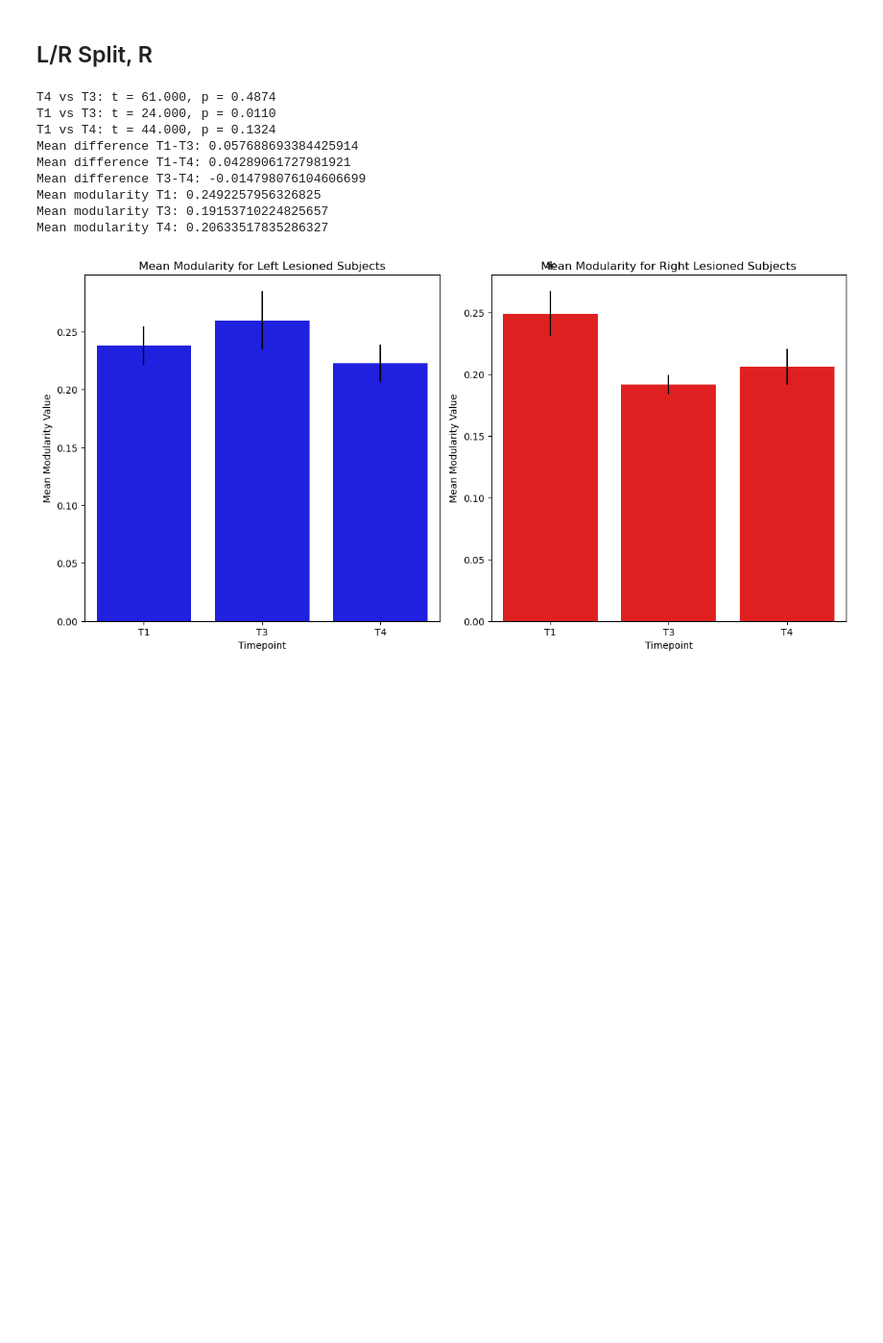
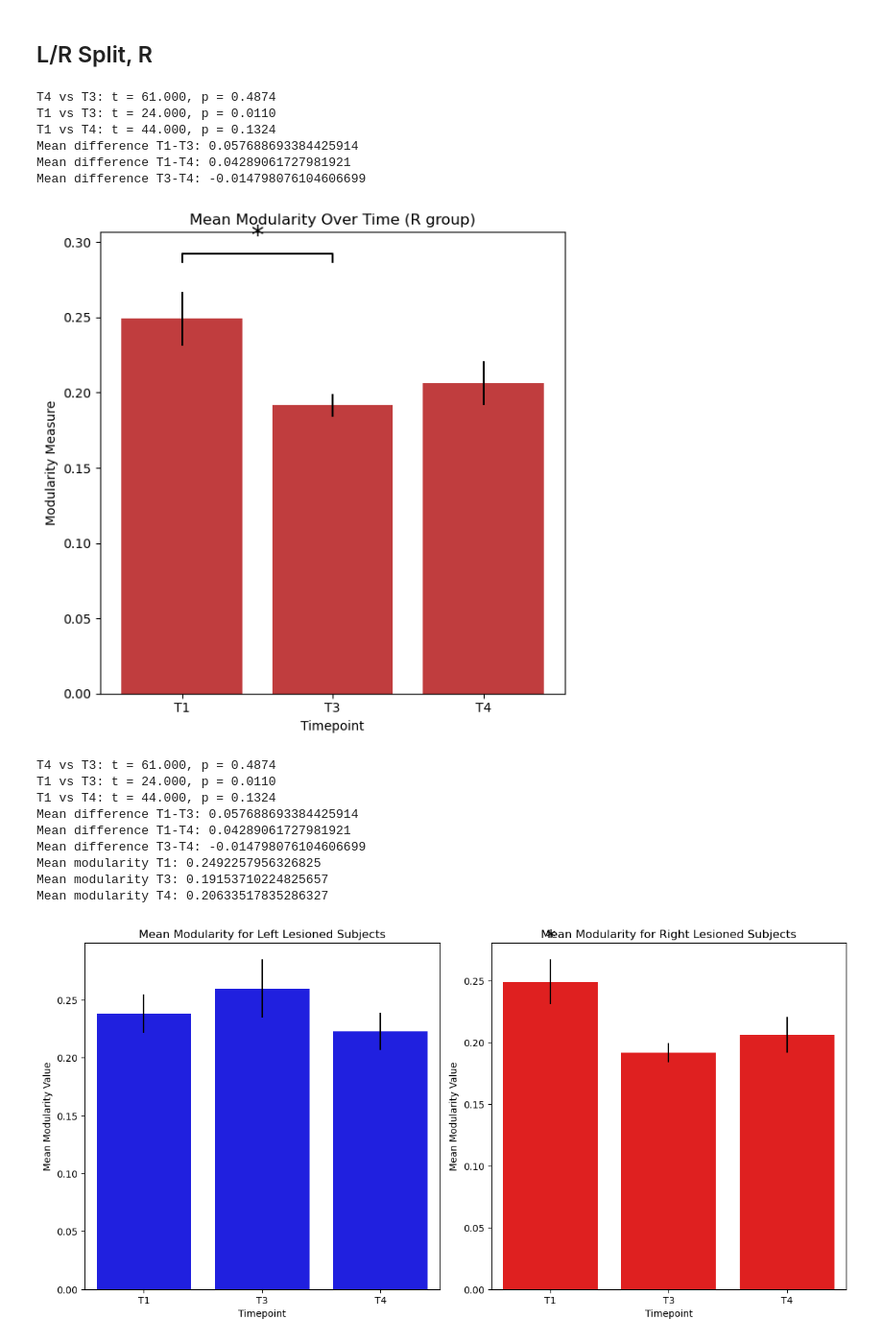
Before and after one commit to maylismlr/uphummel_MA4, a Jupyter notebook: longitudinal_anal.ipynb, the cells around one changed output. Shown at 96% size. Cells and saved outputs as stored; diff of their text form; code cells hidden in the pictures; blank space fills up the shorter version.

```diff
--- a/longitudinal_anal.ipynb
+++ b/longitudinal_anal.ipynb
@@ -1317,3 +1347,73 @@ ValueError: 'yerr' (shape: (3,)) must be a scalar or a 1D or (2, n) array-like w
 # %% [markdown]
 ## L/R Split, R
+# %%
+# Start with subject_id as a column, not an index
+modularity_R = df_R[["subject_id"]].copy()
+
+# Compute modularity for each timepoint and add to the new DataFrame
+for tp in ['T1_matrix', 'T2_matrix', 'T3_matrix', 'T4_matrix']:
+    if tp in df_L.columns:
+        modularity_R[tp] = df_R[tp].apply(functions.compute_modularity)
+
+# Drop rows with missing values
+t1_t3 = modularity_R[['T1_matrix', 'T3_matrix']].dropna()
+t1_t4 = modularity_R[['T1_matrix', 'T4_matrix']].dropna()
+t3_t4 = modularity_R[['T3_matrix', 'T4_matrix']].dropna()
+
+# Paired t-tests
+t3_stat, t3_p = wilcoxon(t1_t3['T1_matrix'], t1_t3['T3_matrix'])
+t4_stat, t4_p = wilcoxon(t1_t4['T1_matrix'], t1_t4['T4_matrix'])
+t3_t4_stat, t3_t4_p = wilcoxon(t3_t4['T3_matrix'], t3_t4['T4_matrix'])
+print(f"T4 vs T3: t = {t3_t4_stat:.3f}, p = {t3_t4_p:.4f}")
+
+print(f"T1 vs T3: t = {t3_stat:.3f}, p = {t3_p:.4f}")
+print(f"T1 vs T4: t = {t4_stat:.3f}, p = {t4_p:.4f}")
+print("Mean difference T1-T3:", (t1_t3['T1_matrix'] - t1_t3['T3_matrix']).mean())
+print("Mean difference T1-T4:", (t1_t4['T1_matrix'] - t1_t4['T4_matrix']).mean())
+print("Mean difference T3-T4:", (t3_t4['T3_matrix'] - t3_t4['T4_matrix']).mean())
+# %% [output]
+T4 vs T3: t = 61.000, p = 0.4874
+T1 vs T3: t = 24.000, p = 0.0110
+T1 vs T4: t = 44.000, p = 0.1324
+Mean difference T1-T3: 0.057688693384425914
+Mean difference T1-T4: 0.04289061727981921
+Mean difference T3-T4: -0.014798076104606699
+# %%
+df_T1 = pd.DataFrame(t1_t3['T1_matrix'])
+df_T3 = pd.DataFrame(t3_t4['T3_matrix'])
+df_T4 = pd.DataFrame(t1_t4['T4_matrix'])
+
+# Ensure data is aligned and drop NaNs
+sym_df = pd.concat([df_T1['T1_matrix'], df_T3['T3_matrix'], df_T4['T4_matrix']], axis=1)
+sym_df.columns = ['T1', 'T3', 'T4']
+sym_df = sym_df.dropna()
+
+# Mean and standard error
+means = sym_df.mean()
+errors = sym_df.std(ddof=1) / np.sqrt(sym_df.shape[0])
+color = sns.color_palette("tab10")[3]
+# Plotting
+plt.figure(figsize=(6, 6))
+ax = sns.barplot(x=means.index, y=means.values, yerr=errors.values, capsize=0.2, color=color)
+plt.title('Mean Modularity Over Time (R group)')
+plt.ylabel('Modularity Measure')
+plt.xlabel('Timepoint')
+
+# Pairwise comparisons
+comparisons = [('T1', 'T3'), ('T1', 'T4'), ('T3', 'T4')]
+positions = [(0, 1), (0, 2), (1, 2)]
+height_offset = 0.02
+max_y = max(means.values + errors.values)
+
+for (t1, t2), (i, j) in zip(comparisons, positions):
+    stat, p = wilcoxon(sym_df[t1], sym_df[t2])
+    if p < 0.05:
+        y = max(means[t1] + errors[t1], means[t2] + errors[t2]) + height_offset
+        plt.plot([i, i, j, j], [y, y + 0.005, y + 0.005, y], lw=1.5, color='black')
+        plt.text((i + j) / 2, y + 0.008, '*', ha='center', va='bottom', fontsize=20)
+
+plt.tight_layout()
+plt.show()
+# %% [output]
+[figure, added]
 # %%
```
Also changed, not shown: parts of 23 cells of this notebook, 21 other files.
